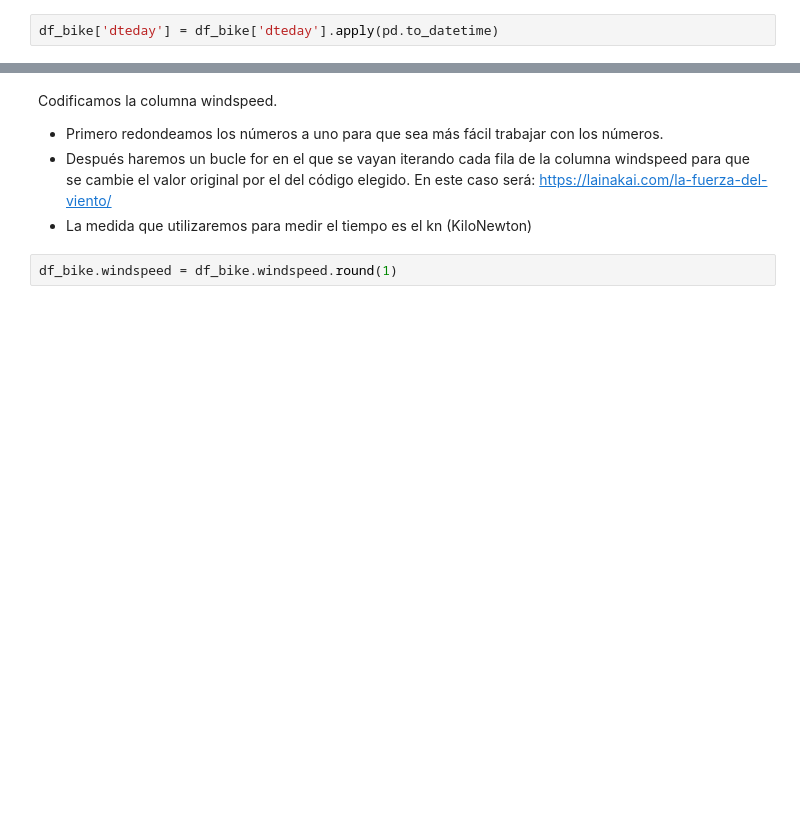
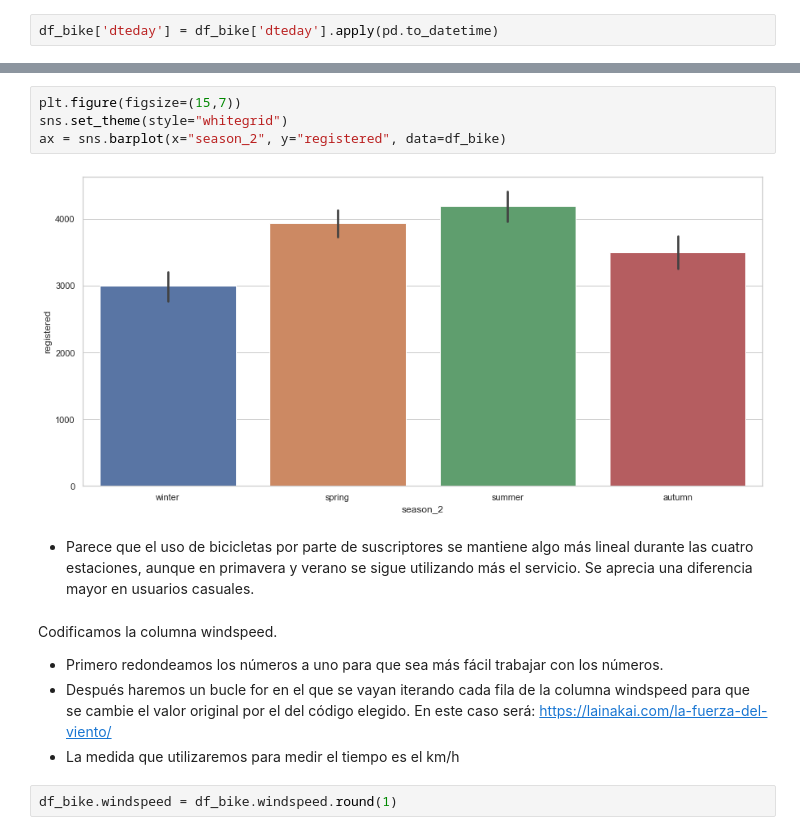
Before and after one commit to Adalab/project-da-promo-A-module-3-team-1, a Jupyter notebook: primera_lectura.ipynb, the cells around one changed output, grey strips where cells are left out. Cells and saved outputs as stored; diff of their text form; blank space fills up the shorter version.

```diff
--- a/primera_lectura.ipynb
+++ b/primera_lectura.ipynb
@@ -48,9 +80,17 @@ for row in df_bike:
+# %%
+plt.figure(figsize=(15,7))
+sns.set_theme(style="whitegrid")
+ax = sns.barplot(x="season_2", y="registered", data=df_bike)
+# %% [output]
+[figure, added]
+# %% [markdown]
+ - Parece que el uso de bicicletas por parte de suscriptores se mantiene algo más lineal durante las cuatro estaciones, aunque en primavera y verano se sigue utilizando más el servicio. Se aprecia una diferencia mayor en usuarios casuales.
 # %% [markdown]
 Codificamos la columna windspeed.
  - Primero redondeamos los números a uno para que sea más fácil trabajar con los números.
  - Después haremos un bucle for en el que se vayan iterando cada fila de la columna windspeed para que se cambie el valor original por el del código elegido.
  En este caso será: https://lainakai.com/la-fuerza-del-viento/
- - La medida que utilizaremos para medir el tiempo es el kn (KiloNewton)
+ - La medida que utilizaremos para medir el tiempo es el km/h
 # %%
 df_bike.windspeed = df_bike.windspeed.round(1)
 # %%
```
Also changed, not shown: parts of 22 cells of this notebook, 1 other file.
